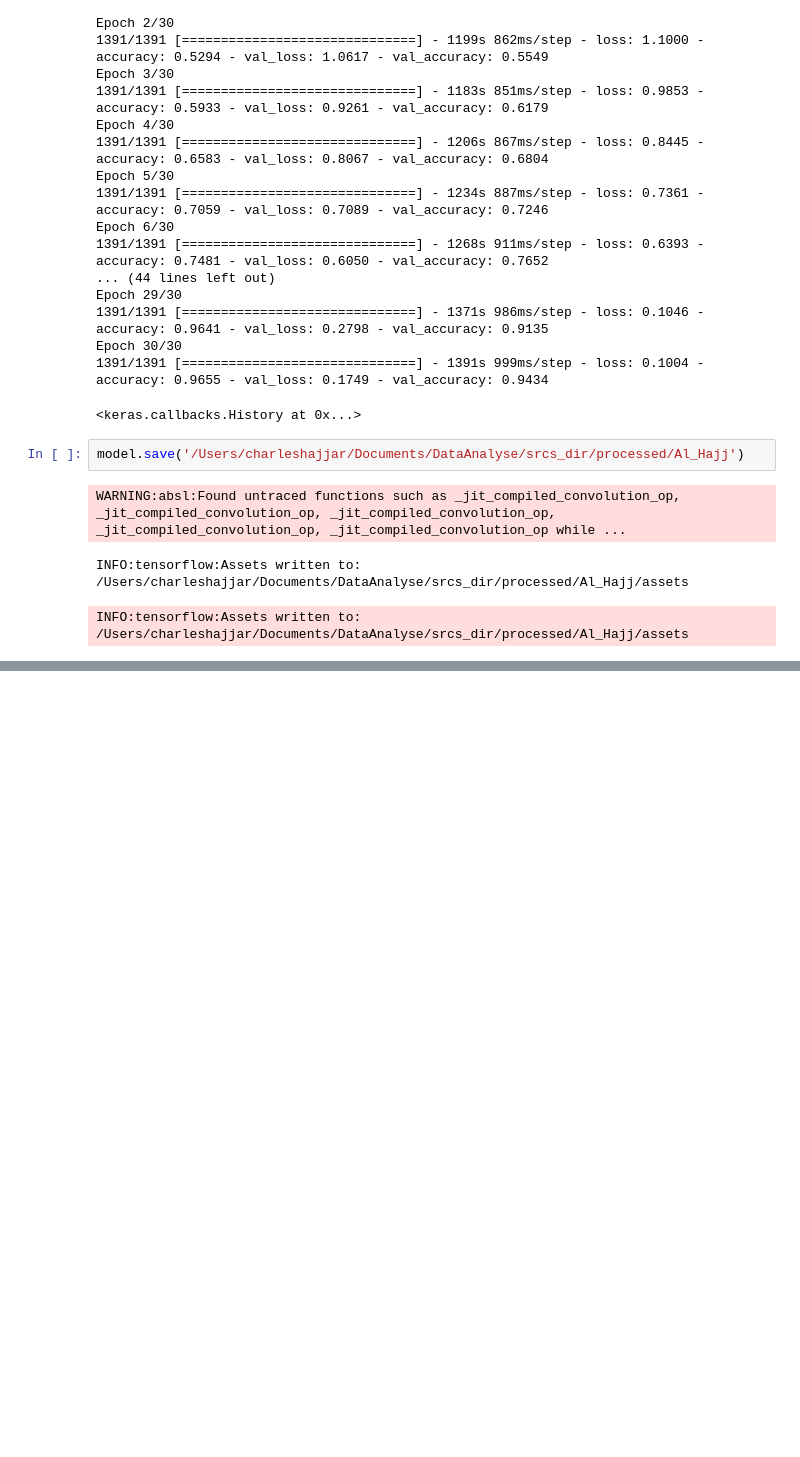
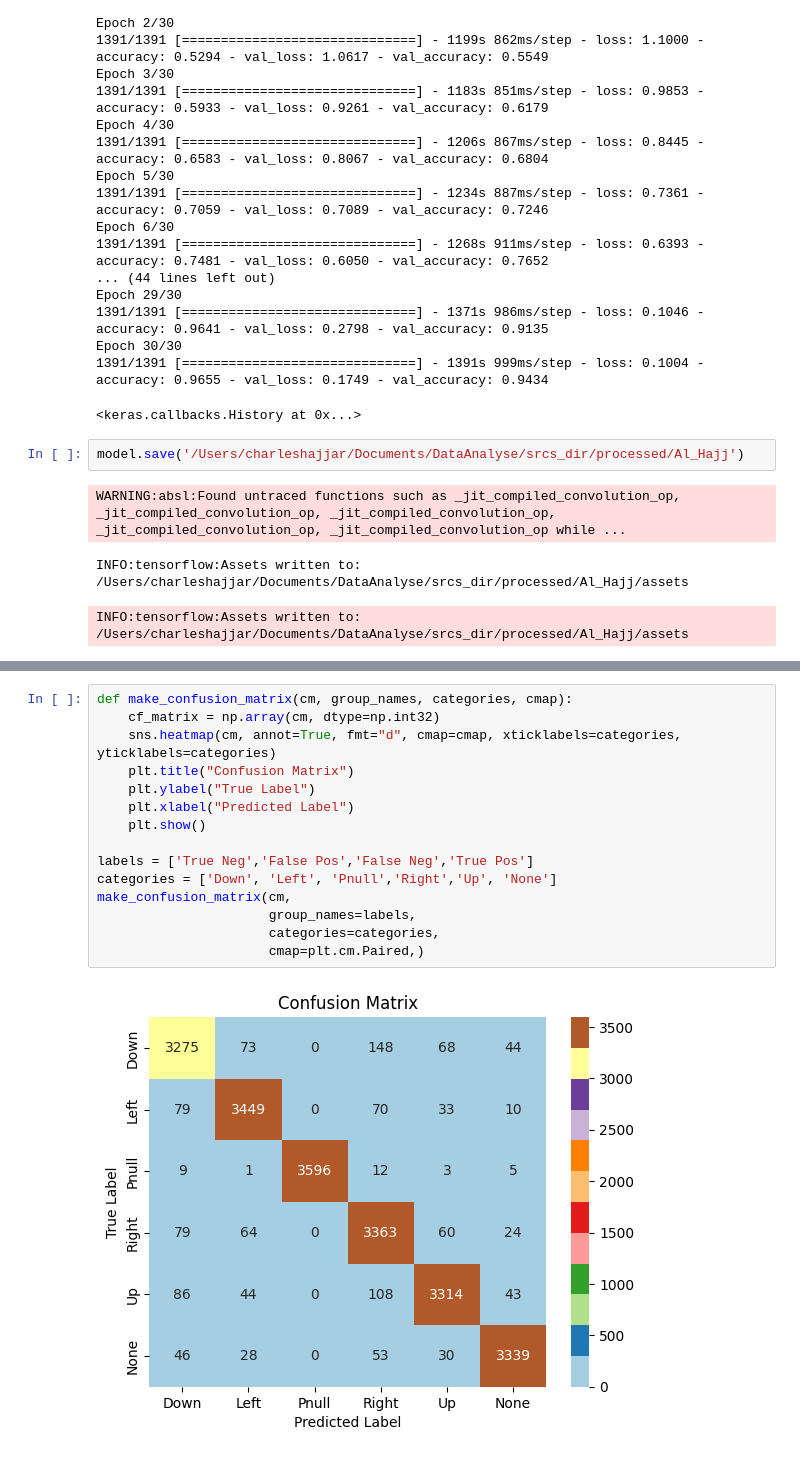
Before and after one commit to NeuralStar/Model_IA, a Jupyter notebook: Model_94scores_Deep.ipynb, the cells around one changed output, grey strips where cells are left out. Saved outputs shown, nothing was run; the diff lists cells and outputs as text; blank space fills up the shorter version.

```diff
--- a/Model_94scores_Deep.ipynb
+++ b/Model_94scores_Deep.ipynb
@@ -625,0 +626,17 @@ F1 Score : 0.9434032287994062
+# %%
+def make_confusion_matrix(cm, group_names, categories, cmap):
+    cf_matrix = np.array(cm, dtype=np.int32)
+    sns.heatmap(cm, annot=True, fmt="d", cmap=cmap, xticklabels=categories, yticklabels=categories)
+    plt.title("Confusion Matrix")
+    plt.ylabel("True Label")
+    plt.xlabel("Predicted Label")
+    plt.show()
+
+labels = ['True Neg','False Pos','False Neg','True Pos']
+categories = ['Down', 'Left', 'Pnull','Right','Up', 'None']
+make_confusion_matrix(cm,
+                      group_names=labels,
+                      categories=categories,
+                      cmap=plt.cm.Paired,)
+# %% [output]
+[figure, added]
```
Also changed, not shown: parts of 26 cells of this notebook, 4 other files.
